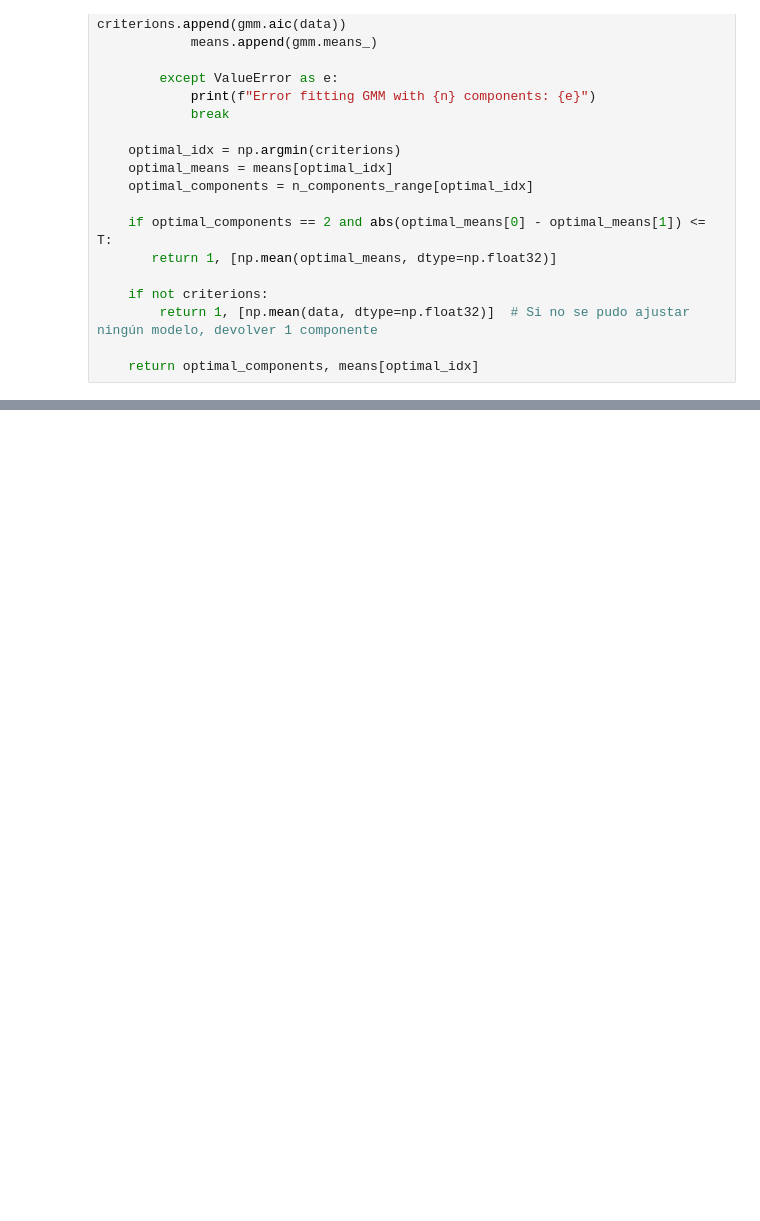
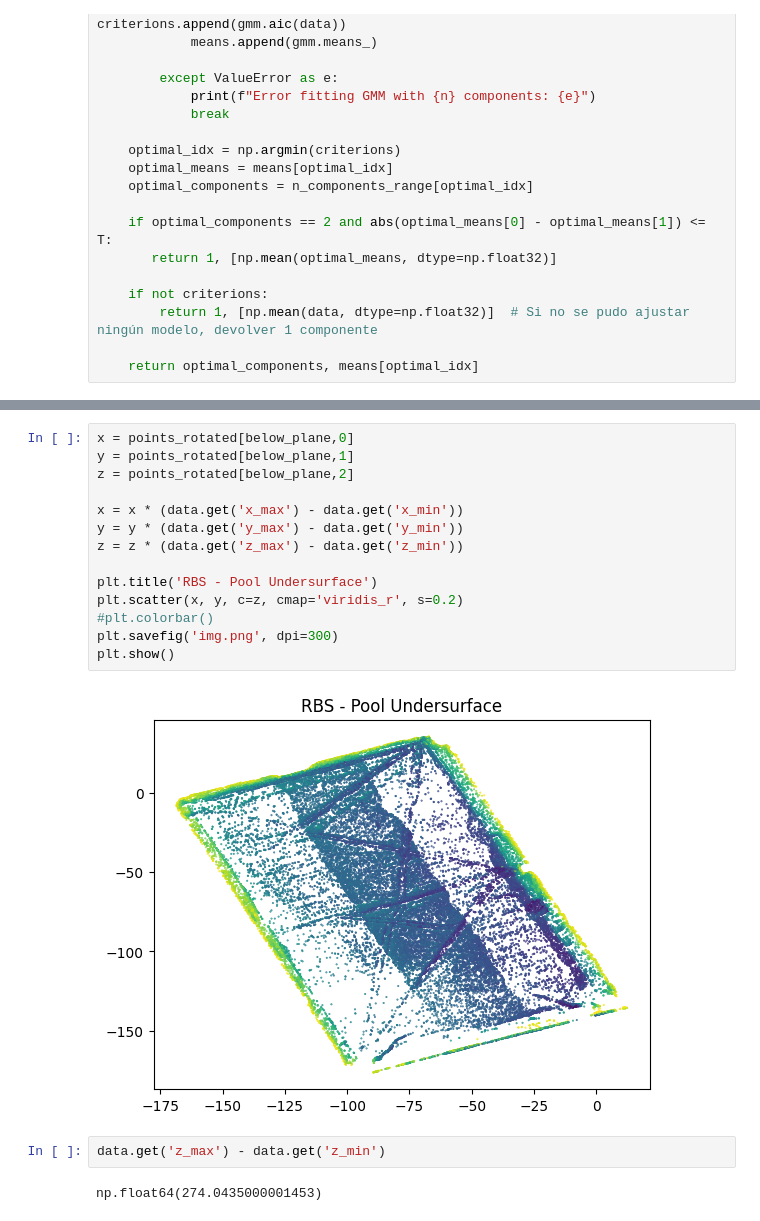
Before and after one commit to Kauel-Chile/sqm_batimetria, a Jupyter notebook: notebooks/model_interfaces.ipynb, the cells around one changed output, grey strips where cells are left out. Drawn from its saved outputs; the diff is of its cells as text; blank space fills up the shorter version.

```diff
--- a/notebooks/model_interfaces.ipynb
+++ b/notebooks/model_interfaces.ipynb
@@ -319,0 +406,20 @@ Widget(value='<iframe src="http://localhost:41835/index.html?ui=P_0x7dcdbad00340
+# %%
+x = points_rotated[below_plane,0]
+y = points_rotated[below_plane,1]
+z = points_rotated[below_plane,2]
+
+x = x * (data.get('x_max') - data.get('x_min'))
+y = y * (data.get('y_max') - data.get('y_min'))
+z = z * (data.get('z_max') - data.get('z_min'))
+
+plt.title('RBS - Pool Undersurface')
+plt.scatter(x, y, c=z, cmap='viridis_r', s=0.2)
+#plt.colorbar()
+plt.savefig('img.png', dpi=300)
+plt.show()
+# %% [output]
+[figure, added]
+# %%
+data.get('z_max') - data.get('z_min')
+# %% [output]
+np.float64(274.0435000001453)
```
Also changed, not shown: parts of 5 cells of this notebook.
